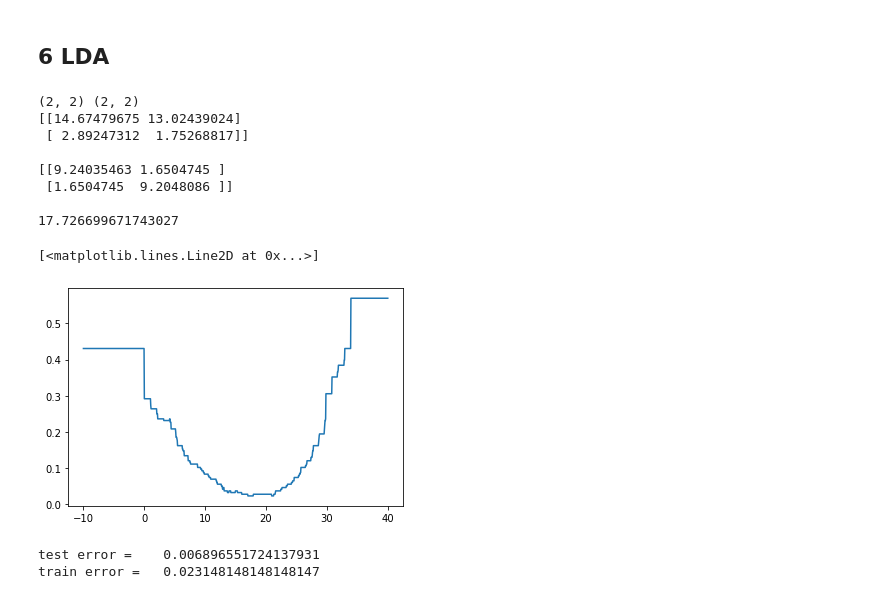
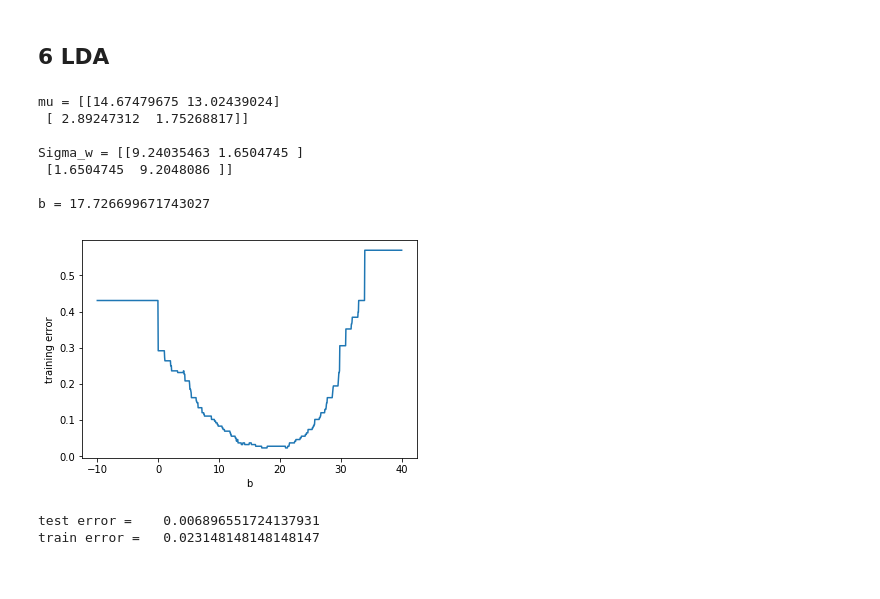
Before and after one commit to LarsKue/FML, a Jupyter notebook: ex02/qda-lda.ipynb, the cells around one changed output. Saved outputs shown, nothing was run; the diff lists cells and outputs as text; code cells hidden in the pictures.

```diff
--- a/ex02/qda-lda.ipynb
+++ b/ex02/qda-lda.ipynb
@@ -404,43 +401,42 @@ def fit_lda2(training_features, training_labels):
     Sigma_w = d[:,None,:]*d[:,:,None]
     Sigma_w = np.sum(Sigma_w, axis=0) / training_features.shape[0]
 
 
     # minimize training error wrt b
     def predict_lda_minimize(b, mu_, Sigma_w_, X_train_, Y_train_):
         predicted = predict_lda2(mu_, Sigma_w_, b, X_train_)
         return np.mean((predicted == 0) != (Y_train_ == 1))
 
     from scipy.optimize import minimize_scalar
     res = minimize_scalar(predict_lda_minimize, bounds=(-10,40), method='bounded', args=(mu, Sigma_w, training_features, training_labels))
     b = res.x
 
     return mu, Sigma_w, b
 
 
 mu, Sigma_w, b = fit_lda2(reduced_x, y_train)
-print(mu.shape, Sigma_w.shape)
-print(mu, "\n")
-print(Sigma_w, "\n")
-print(b)
+print(f"mu = {mu}\n")
+print(f"Sigma_w = {Sigma_w}\n")
+print(f"b = {b}")
 
 
 def predict_lda_minimize(b, mu_, Sigma_w_, X_train_, Y_train_):
     predicted = predict_lda2(mu_, Sigma_w_, b, X_train_)
     return np.mean((predicted == 0) != (Y_train_ == 1))
 x = np.linspace(-10,40, 1000)
 y = [predict_lda_minimize(x_, mu, Sigma_w, reduced_x, y_train) for x_ in x]
 plt.plot(x, y)
+plt.ylabel("training error")
+plt.xlabel("b");
 # %% [output]
-(2, 2) (2, 2)
-[[14.67479675 13.02439024]
+mu = [[14.67479675 13.02439024]
  [ 2.89247312  1.75268817]]
 
-[[9.24035463 1.6504745 ]
+Sigma_w = [[9.24035463 1.6504745 ]
  [1.6504745  9.2048086 ]]
 
-17.726699671743027
+b = 17.726699671743027
-[<matplotlib.lines.Line2D at 0x...>]
-[figure, old version]
+[figure, new version]
 # %%
 predicted = predict_lda2(mu, Sigma_w, b, reduce_dimensions(x_test))
 print(f"test error = \t{np.mean((predicted == 0) != (y_test == 1))}")
```
Also changed, not shown: parts of 8 cells of this notebook.
